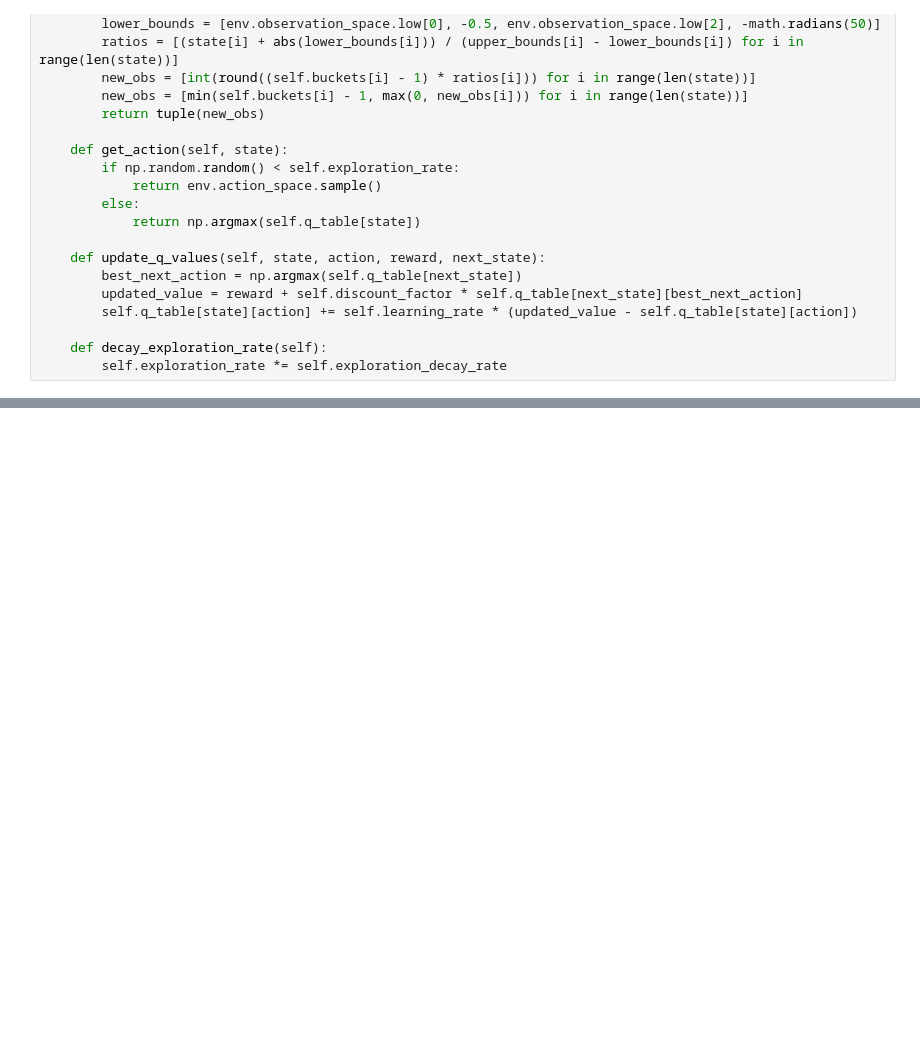
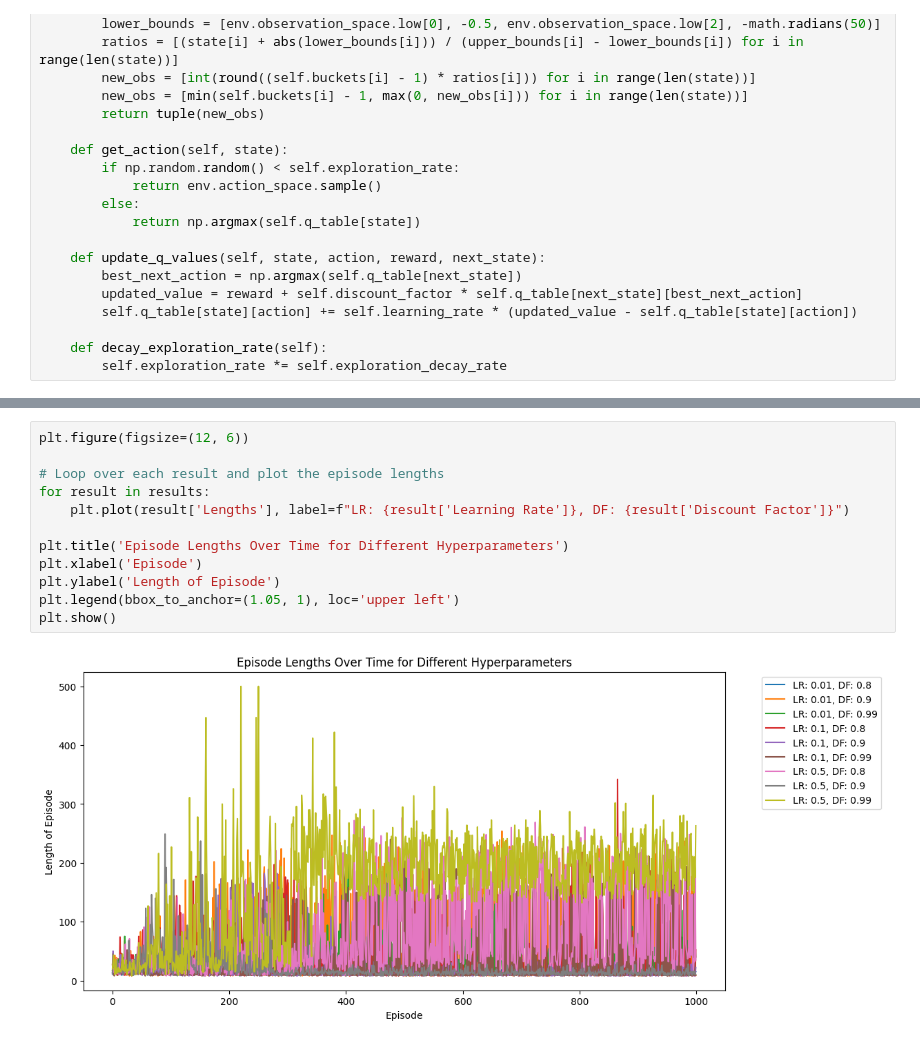
Before and after one commit to Royer511/ML-Cartpole, a Jupyter notebook: cartpole.ipynb, the cells around one changed output, grey strips where cells are left out. Cells and saved outputs as stored; diff of their text form; blank space fills up the shorter version.

```diff
--- a/cartpole.ipynb
+++ b/cartpole.ipynb
@@ -118,0 +125,14 @@ plt.show()
+# %%
+plt.figure(figsize=(12, 6))
+
+# Loop over each result and plot the episode lengths
+for result in results:
+    plt.plot(result['Lengths'], label=f"LR: {result['Learning Rate']}, DF: {result['Discount Factor']}")
+
+plt.title('Episode Lengths Over Time for Different Hyperparameters')
+plt.xlabel('Episode')
+plt.ylabel('Length of Episode')
+plt.legend(bbox_to_anchor=(1.05, 1), loc='upper left')
+plt.show()
+# %% [output]
+[figure, added]
```
Also changed, not shown: parts of 7 cells of this notebook.
